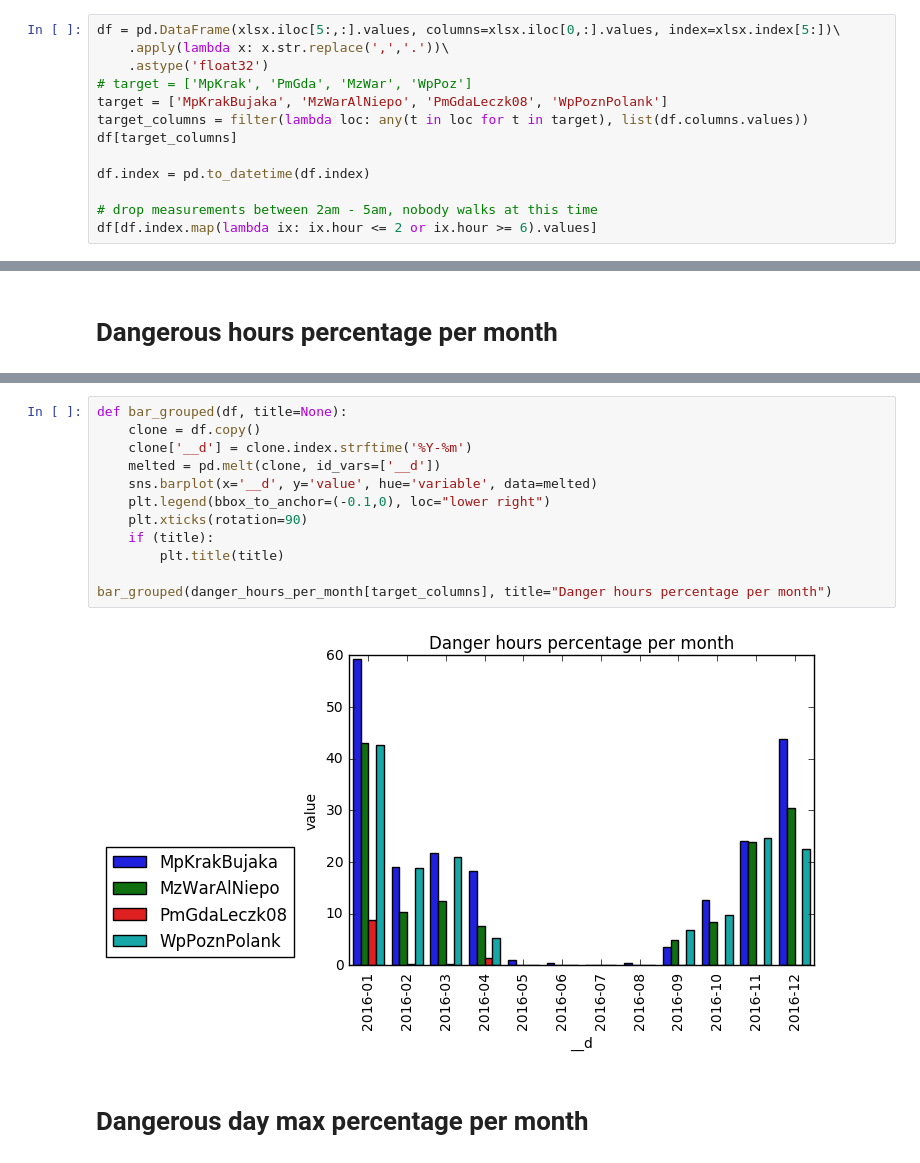
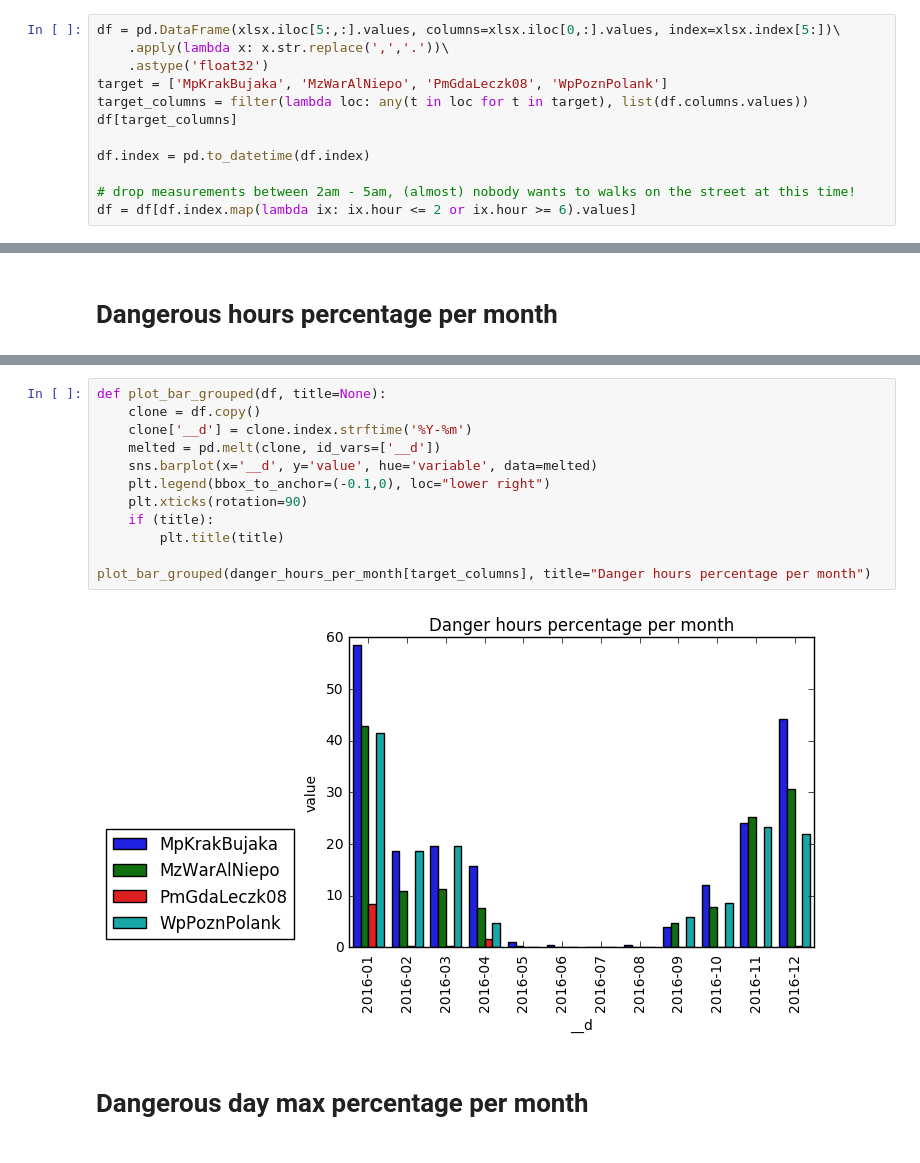
Before and after one commit to pnucci/data-sci-xp, a Jupyter notebook: smog/Smog.ipynb, the cells around one changed output, grey strips where cells are left out. Cells and saved outputs as stored; diff of their text form.

```diff
--- a/smog/Smog.ipynb
+++ b/smog/Smog.ipynb
@@ -36,12 +53,11 @@ xlsx
 df = pd.DataFrame(xlsx.iloc[5:,:].values, columns=xlsx.iloc[0,:].values, index=xlsx.index[5:])\
     .apply(lambda x: x.str.replace(',','.'))\
     .astype('float32')
-# target = ['MpKrak', 'PmGda', 'MzWar', 'WpPoz']
 target = ['MpKrakBujaka', 'MzWarAlNiepo', 'PmGdaLeczk08', 'WpPoznPolank']
 target_columns = filter(lambda loc: any(t in loc for t in target), list(df.columns.values))
 df[target_columns]
 
 df.index = pd.to_datetime(df.index)
 
-# drop measurements between 2am - 5am, nobody walks at this time
-df[df.index.map(lambda ix: ix.hour <= 2 or ix.hour >= 6).values]
+# drop measurements between 2am - 5am, (almost) nobody wants to walks on the street at this time!
+df = df[df.index.map(lambda ix: ix.hour <= 2 or ix.hour >= 6).values]
@@ -137,17 +130,17 @@ danger_hours_per_month[target_columns]
 # %%
-def bar_grouped(df, title=None):
+def plot_bar_grouped(df, title=None):
     clone = df.copy()
     clone['__d'] = clone.index.strftime('%Y-%m')
     melted = pd.melt(clone, id_vars=['__d'])
     sns.barplot(x='__d', y='value', hue='variable', data=melted)
     plt.legend(bbox_to_anchor=(-0.1,0), loc="lower right")
     plt.xticks(rotation=90)
     if (title):
         plt.title(title)
 
-bar_grouped(danger_hours_per_month[target_columns], title="Danger hours percentage per month")
+plot_bar_grouped(danger_hours_per_month[target_columns], title="Danger hours percentage per month")
 # %% [output]
-[figure, old version]
+[figure, new version]
 # %% [markdown]
 # Dangerous day max percentage per month
 # %%
```
Also changed, not shown: parts of 11 cells of this notebook, 11 other files.
